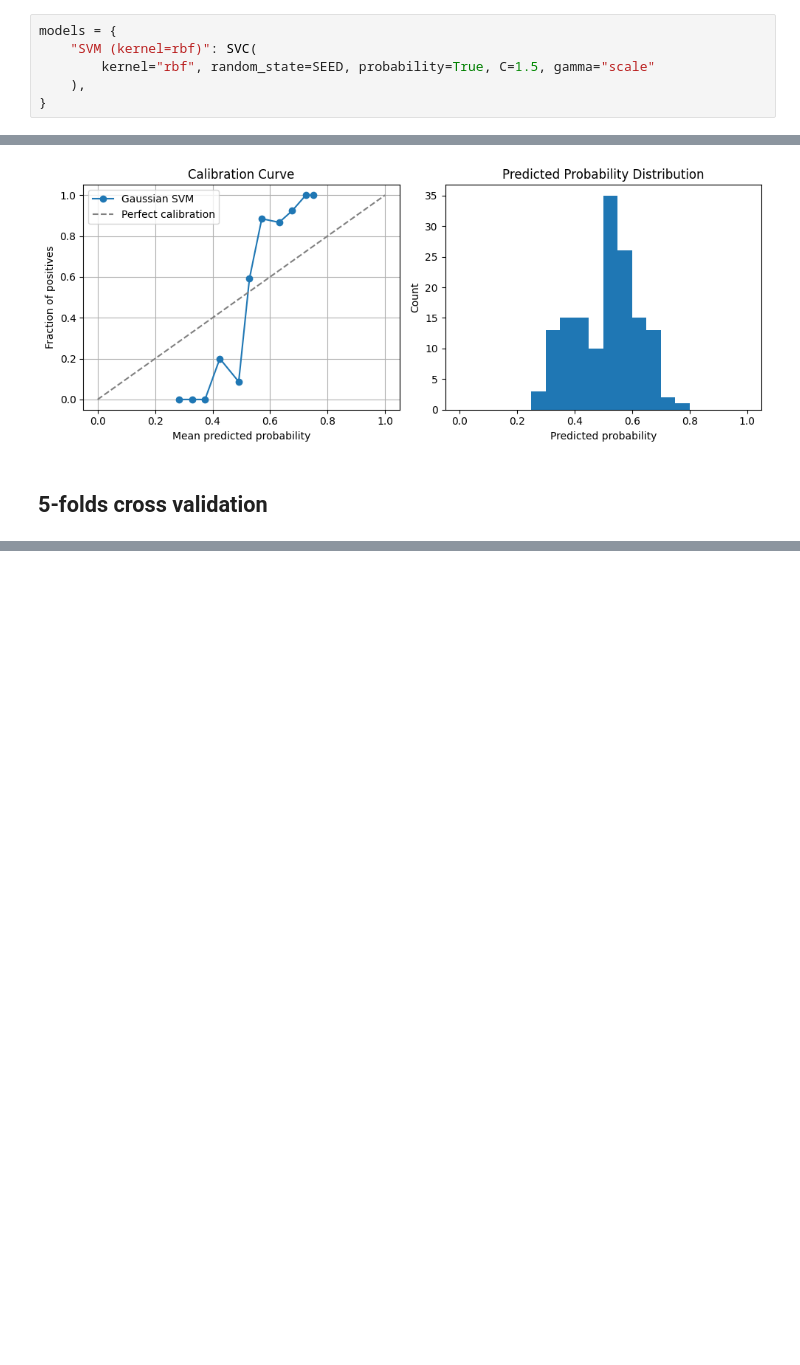
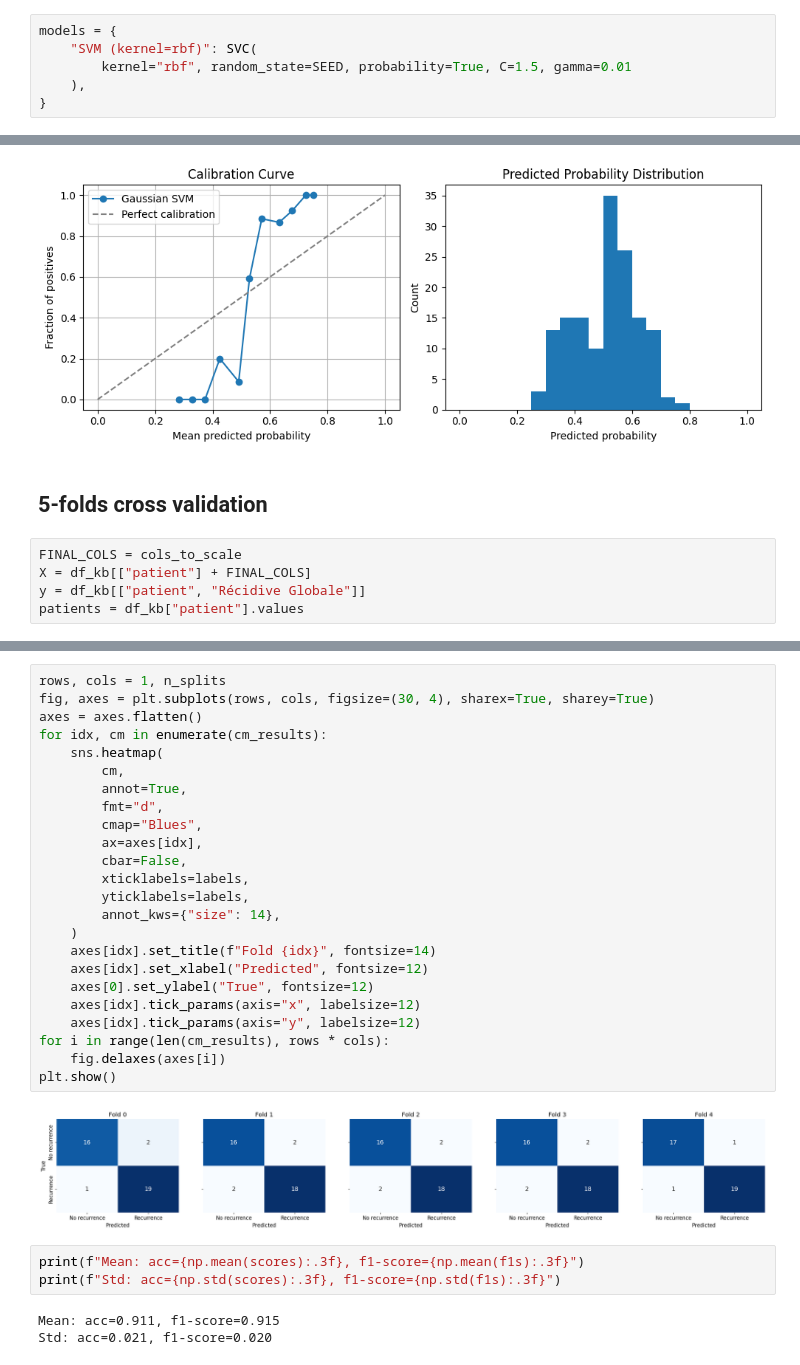
Before and after one commit to aymenSadraoui/ML-Model-Integrating-Computational-Pathology-to-Predict-Early-Recurrence-of-HCC, a Jupyter notebook: notebooks/STEP8_modeling.ipynb, the cells around one changed output, grey strips where cells are left out. Saved outputs shown, nothing was run; the diff lists cells and outputs as text; blank space fills up the shorter version.

Commit message:
add 5folds CV

```diff
--- a/notebooks/STEP8_modeling.ipynb
+++ b/notebooks/STEP8_modeling.ipynb
@@ -164,7 +164,7 @@ patients_bj = df_bj["patient"]
 # %%
 models = {
     "SVM (kernel=rbf)": SVC(
-        kernel="rbf", random_state=SEED, probability=True, C=1.5, gamma="scale"
+        kernel="rbf", random_state=SEED, probability=True, C=1.5, gamma=0.01
     ),
 }
 # %%
@@ -390,3 +390,8 @@ plt.show()
 [figure]
 # %% [markdown]
 ## 5-folds cross validation
+# %%
+FINAL_COLS = cols_to_scale
+X = df_kb[["patient"] + FINAL_COLS]
+y = df_kb[["patient", "Récidive Globale"]]
+patients = df_kb["patient"].values
@@ -392,0 +452,32 @@ plt.show()
+# %%
+rows, cols = 1, n_splits
+fig, axes = plt.subplots(rows, cols, figsize=(30, 4), sharex=True, sharey=True)
+axes = axes.flatten()
+for idx, cm in enumerate(cm_results):
+    sns.heatmap(
+        cm,
+        annot=True,
+        fmt="d",
+        cmap="Blues",
+        ax=axes[idx],
+        cbar=False,
+        xticklabels=labels,
+        yticklabels=labels,
+        annot_kws={"size": 14},
+    )
+    axes[idx].set_title(f"Fold {idx}", fontsize=14)
+    axes[idx].set_xlabel("Predicted", fontsize=12)
+    axes[0].set_ylabel("True", fontsize=12)
+    axes[idx].tick_params(axis="x", labelsize=12)
+    axes[idx].tick_params(axis="y", labelsize=12)
+for i in range(len(cm_results), rows * cols):
+    fig.delaxes(axes[i])
+plt.show()
+# %% [output]
+[figure, added]
+# %%
+print(f"Mean: acc={np.mean(scores):.3f}, f1-score={np.mean(f1s):.3f}")
+print(f"Std: acc={np.std(scores):.3f}, f1-score={np.std(f1s):.3f}")
+# %% [output]
+Mean: acc=0.911, f1-score=0.915
+Std: acc=0.021, f1-score=0.020
```
Also changed, not shown: parts of 2 cells of this notebook.
